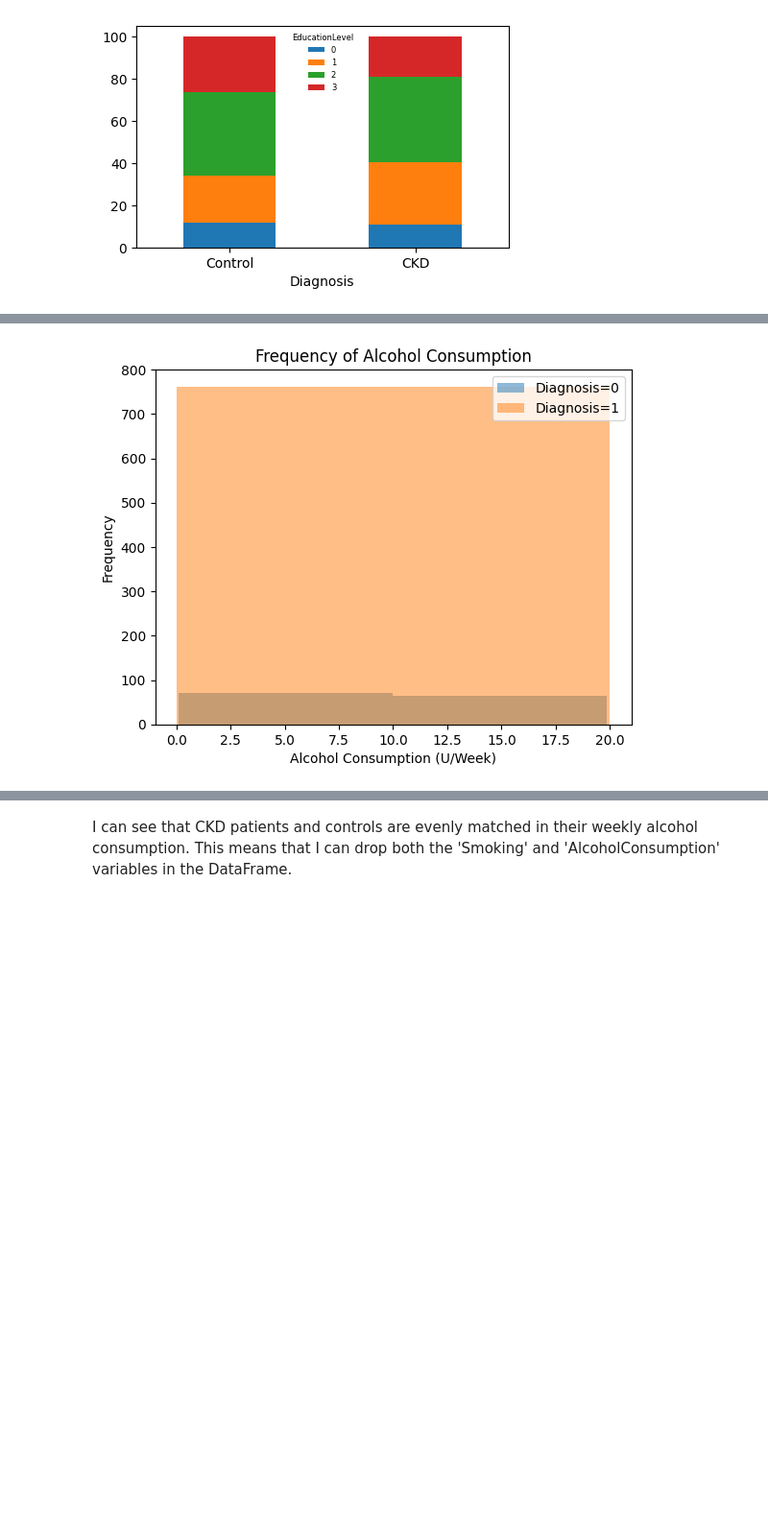
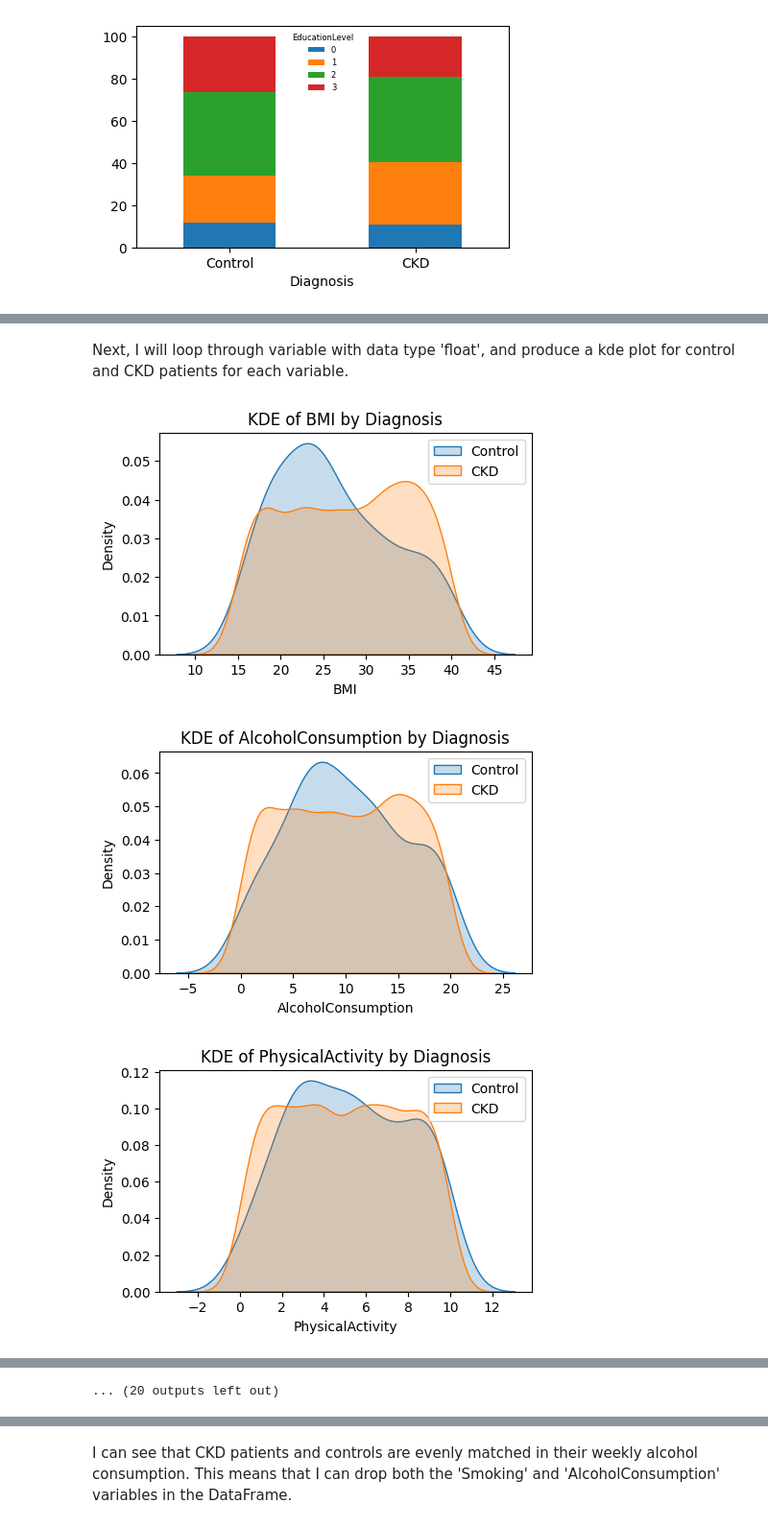
Before and after one commit to Sonya-J00/Chronic_Kidney_Disease, a Jupyter notebook: jupyter_notebooks/ETL.ipynb, the cells around one changed output, grey strips where cells are left out. Shown at 96% size. Cells and saved outputs as stored; diff of their text form; code cells hidden in the pictures; blank space fills up the shorter version.

```diff
--- a/jupyter_notebooks/ETL.ipynb
+++ b/jupyter_notebooks/ETL.ipynb
@@ -315,11 +352,2 @@ Next, I would like to see if those who consume higher levels of alcohol (units p
-# %%
-plt.hist(df[df['Diagnosis'] == 0]['AlcoholConsumption'], bins=2, alpha=0.5, label='Diagnosis=0')
-plt.hist(df[df['Diagnosis'] == 1]['AlcoholConsumption'], bins=2, alpha=0.5, label='Diagnosis=1')
-
-plt.xlabel('Alcohol Consumption (U/Week)')
-plt.ylabel('Frequency')
-plt.title('Frequency of Alcohol Consumption')
-plt.legend()
-plt.show()
-# %% [output]
-[figure, removed]
+# %% [markdown]
+Next, I will loop through variable with data type 'float', and produce a kde plot for control and CKD patients for each variable.
@@ -325,0 +356,15 @@ plt.show()
+# %%
+for col in df.select_dtypes(include='float').columns:
+    plt.figure(figsize=(5,3))
+    sns.kdeplot(data=df[df['Diagnosis']==0], x=col, label='Control', fill=True)
+    sns.kdeplot(data=df[df['Diagnosis']==1], x=col, label='CKD', fill=True)
+
+    plt.xlabel(col)
+    plt.ylabel('Density')
+    plt.title(f'KDE of {col} by Diagnosis')
+    plt.legend()
+    plt.show()
+# %% [output]
+[figure, added]
+[figure, added]
+[figure, added]
@@ -325,0 +380 @@ plt.show()
+... (20 outputs left out)
```
Also changed, not shown: parts of 29 cells of this notebook.
